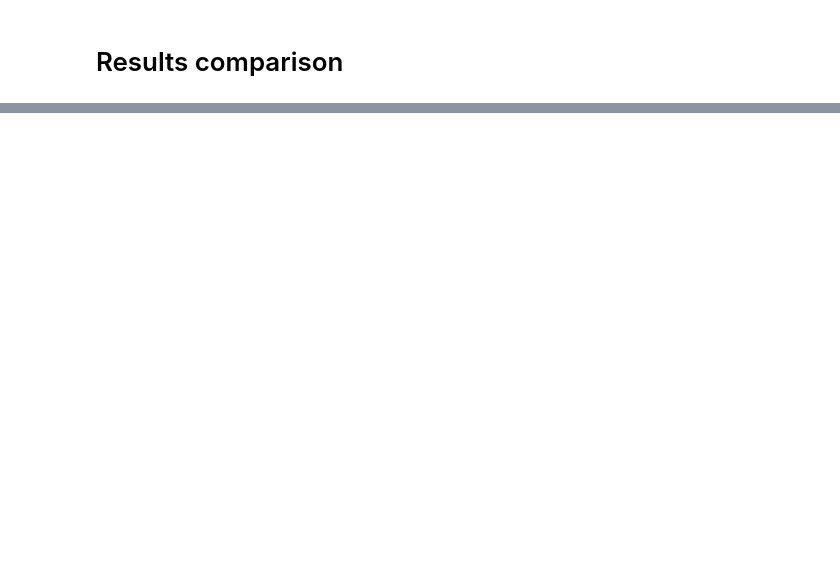
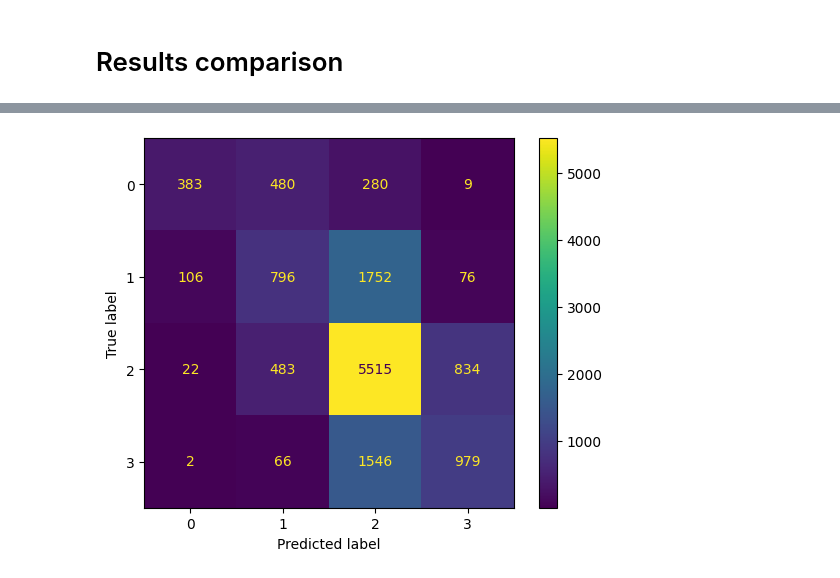
Before and after one commit to grittalikestocode/PFAS_Toxicity_ML_Replication, a Jupyter notebook: notebooks/gcn/gcn_standalone.ipynb, the cells around one changed output, grey strips where cells are left out. Drawn from its saved outputs; the diff is of its cells as text; code cells hidden in the pictures; blank space fills up the shorter version.

```diff
--- a/notebooks/gcn/gcn_standalone.ipynb
+++ b/notebooks/gcn/gcn_standalone.ipynb
@@ -588,0 +524,31 @@ aggregated.pivot_table(index='benchmark', aggfunc=np.mean)
+# %%
+def convert_to_mgkg(neglogld50s, smiles):
+    mgkg_values = []
+    for neglogld50, smile in zip(neglogld50s, smiles):
+        molwt = Descriptors.MolWt(Chem.MolFromSmiles(smile))
+        mgkg = (10**(-1*neglogld50)) * 1000 * molwt
+        mgkg_values.append(mgkg)
+    return mgkg_values
+
+# Function to convert mg/kg values to EPA categories
+def convert_to_epa(neglog_values, smiles):
+    mgkg_values = convert_to_mgkg(neglog_values, smiles)
+    epa_categories = pd.cut(mgkg_values, labels=[0,1,2,3], bins=[-np.inf, 50, 500, 5000, np.inf])
+    return epa_categories
+# %%
+concatenated_df = pd.concat(all_results_2, ignore_index=True)
+
+epa_columns = concatenated_df.filter(like='epa').columns
+neglog_columns = concatenated_df.filter(like='neglogld50').columns
+
+grouped_df = concatenated_df.groupby('smiles').agg(
+    {**{col: 'mean' for col in neglog_columns},  # Mean for neglog columns
+     **{col: lambda x: x.mode()[0] if not x.mode().empty else None for col in epa_columns}}  # Mode for EPA columns
+).reset_index()
+
+grouped_df['prediction_epa_from_neglog'] = convert_to_epa(grouped_df['prediction_neglogld50'], smiles=grouped_df['smiles'])
+# %%
+ConfusionMatrixDisplay.from_predictions(grouped_df['actual_epa'], grouped_df['prediction_epa'])
+plt.show()
+# %% [output]
+[figure, added]
```
Also changed, not shown: parts of 12 cells of this notebook, 7 other files.
